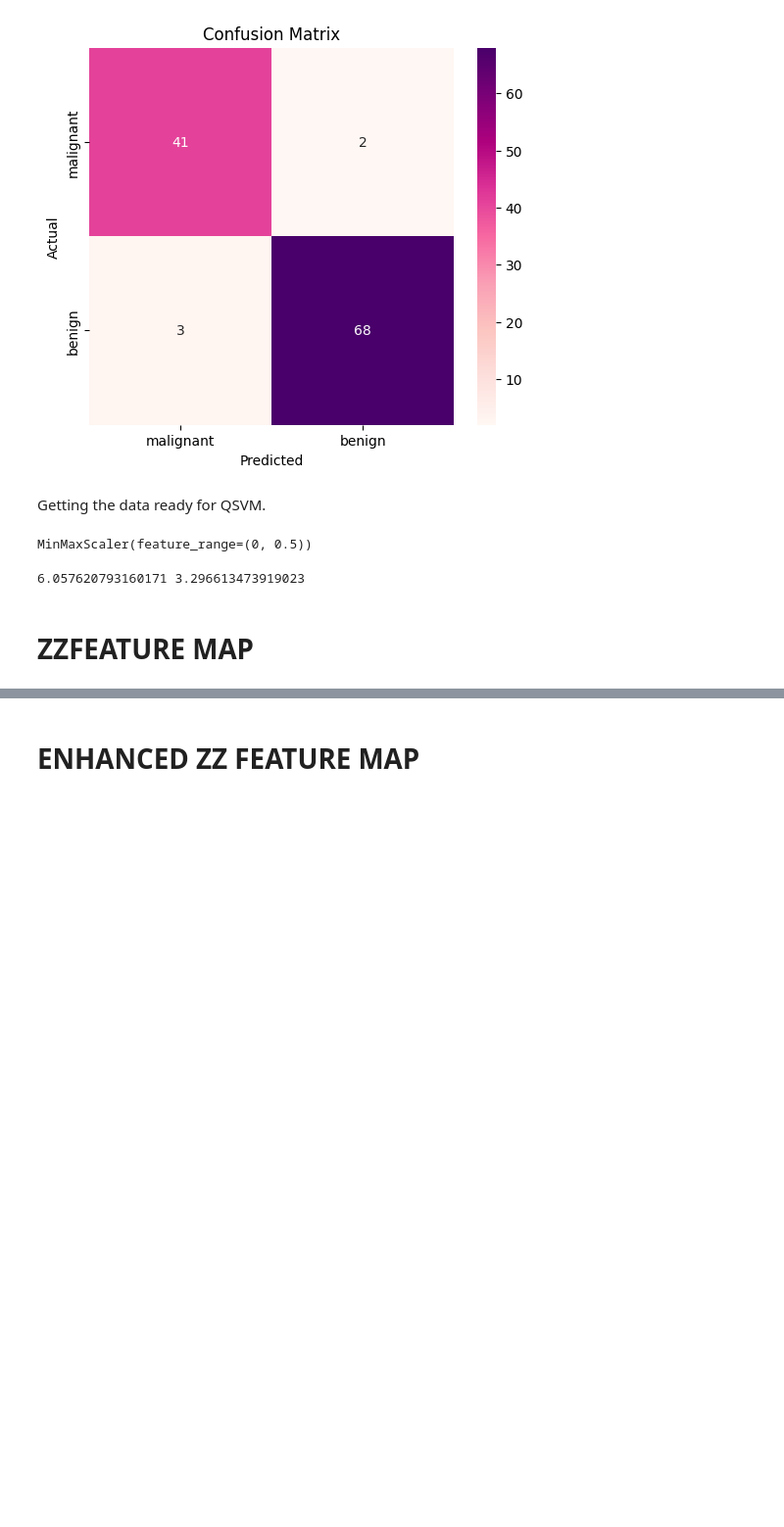
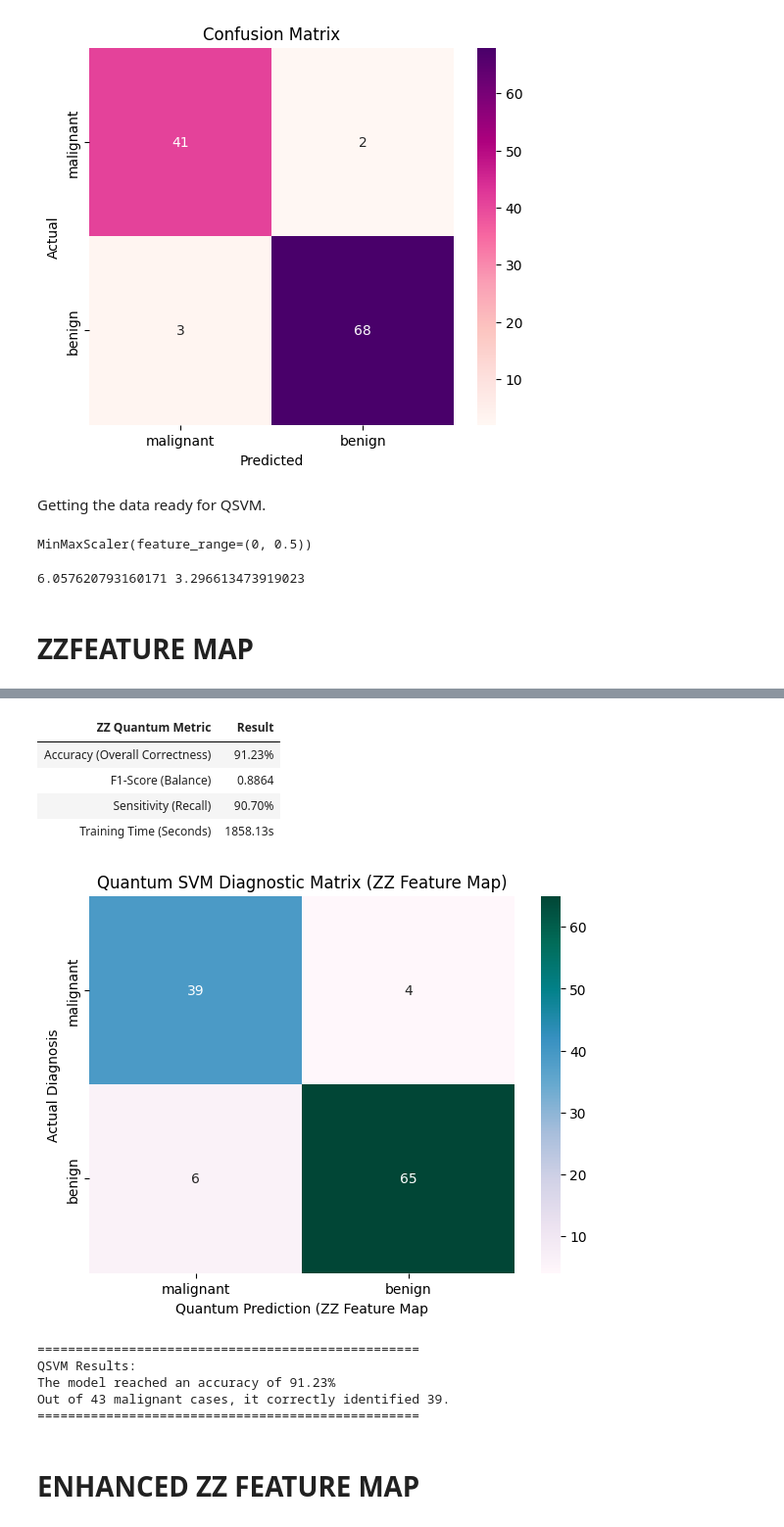
Before and after one commit to ThinkingBeyond/BeyondQuantum-2026, a Jupyter notebook: Sama Alshara and Yeabsera Tariku Taye/BeQu_2026_QSVM_Feature_Maps_vs_SVM.ipynb, the cells around one changed output, grey strips where cells are left out. Shown at 98% size. Drawn from its saved outputs; the diff is of its cells as text; code cells hidden in the pictures; blank space fills up the shorter version.

```diff
--- a/Sama Alshara and Yeabsera Tariku Taye/BeQu_2026_QSVM_Feature_Maps_vs_SVM.ipynb
+++ b/Sama Alshara and Yeabsera Tariku Taye/BeQu_2026_QSVM_Feature_Maps_vs_SVM.ipynb
@@ -207,40 +185,51 @@ KeyboardInterrupt:
 # %%
-
 accuracy_zz = accuracy_score(y_te, y_pred_zz)
-f1_zz = f1_score(y_te, y_pred_zz, pos_lable=0)  #pos_lable =0 insure the metric are calculted for malegnang which is 0
-precision_zz = precision_score(y_te, y_pred_zz,pos_lable=0)
-recall_zz = recall_score(y_te, y_pred_zz,pos_lable=0)
+f1_zz = f1_score(y_te, y_pred_zz, pos_label=0)
+precision_zz = precision_score(y_te, y_pred_zz,pos_label=0)
+recall_zz = recall_score(y_te, y_pred_zz,pos_label=0)
 results_zz = {
     "ZZ Quantum Metric": [
         "Accuracy (Overall Correctness)",
         "F1-Score (Balance)",
         "Sensitivity (Recall)",
         "Training Time (Seconds)"
     ],
     "Result": [
         f"{accuracy_zz*100:.2f}%",
         f"{f1_zz:.4f}",
         f"{recall_zz*100:.2f}%",
         f"{time_zz:.2f}s"
            ]
 }
 results_df = pd.DataFrame(results_zz)
 display(results_df.style.hide(axis='index'))
 # 3. Visualizing the Quantum Confusion Matrix
 plt.figure(figsize=(7, 5))
 cm_zz = confusion_matrix(y_te, y_pred_zz)
 sns.heatmap(cm_zz, annot=True, fmt='d', cmap='PuBuGn',
             xticklabels=data.target_names, yticklabels=data.target_names)
 plt.title('Quantum SVM Diagnostic Matrix (ZZ Feature Map)')
 plt.ylabel('Actual Diagnosis')
 plt.xlabel('Quantum Prediction (ZZ Feature Map')
 plt.show()
 # 4. Results
 print("\n" + "="*50)
 print("QSVM Results:")
-print(f"The model reached an accuracy of {accuracy_zz*100:.2f}%.")
+print(f"The model reached an accuracy of {accuracy_zz*100:.2f}%")
 print(f"Out of {cm_zz[0].sum()} malignant cases, it correctly identified {cm_zz[0,0]}.")
 print("="*50)
+# %% [output]
+| ZZ Quantum Metric | Result |
+| Accuracy (Overall Correctness) | 91.23% |
+| F1-Score (Balance) | 0.8864 |
+| Sensitivity (Recall) | 90.70% |
+| Training Time (Seconds) | 1858.13s |
+[figure, added]
+==================================================
+QSVM Results:
+The model reached an accuracy of 91.23%
+Out of 43 malignant cases, it correctly identified 39.
+==================================================
 # %% [markdown]
 # ENHANCED ZZ FEATURE MAP
 # %%
```
Also changed, not shown: parts of 10 cells of this notebook.
